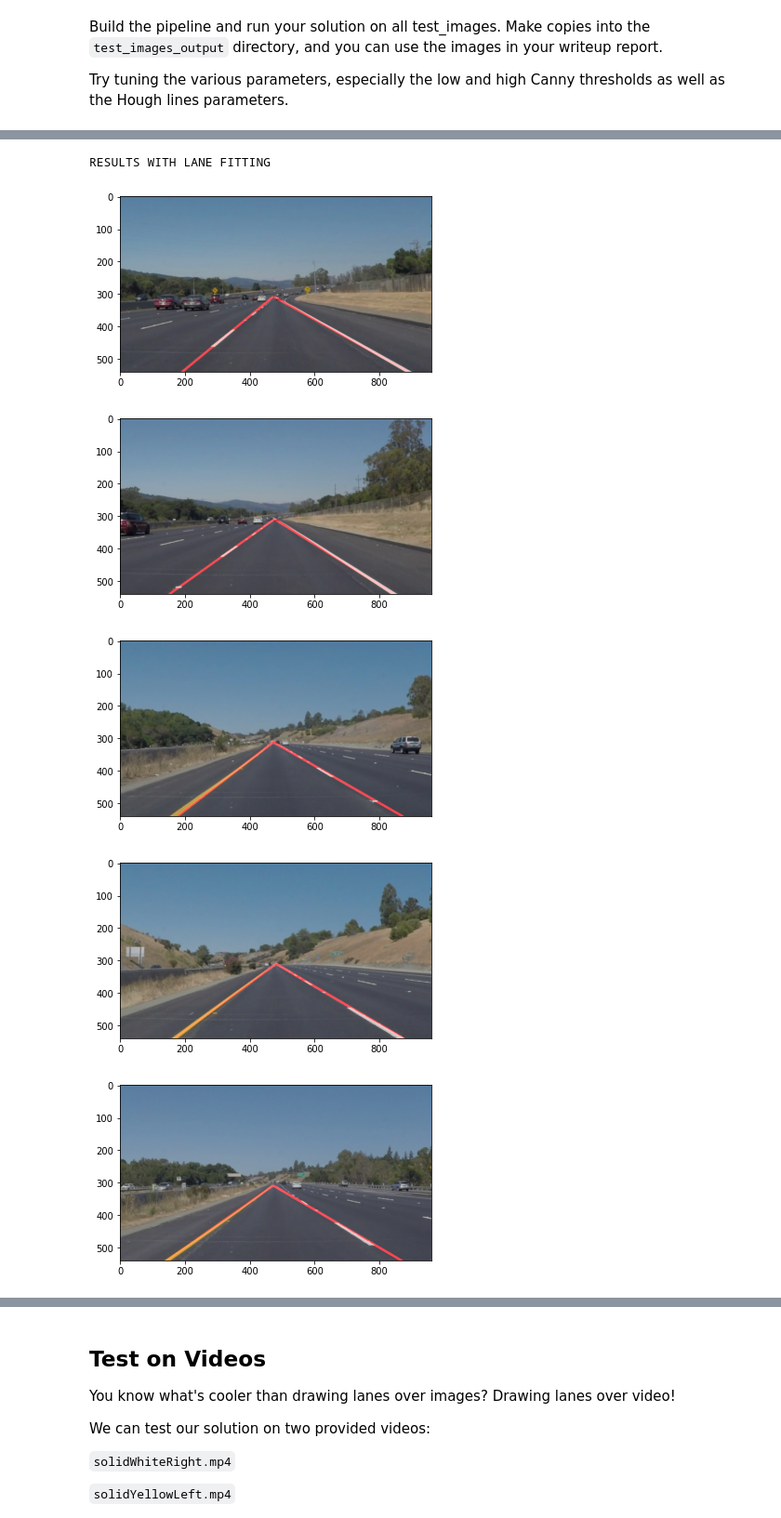
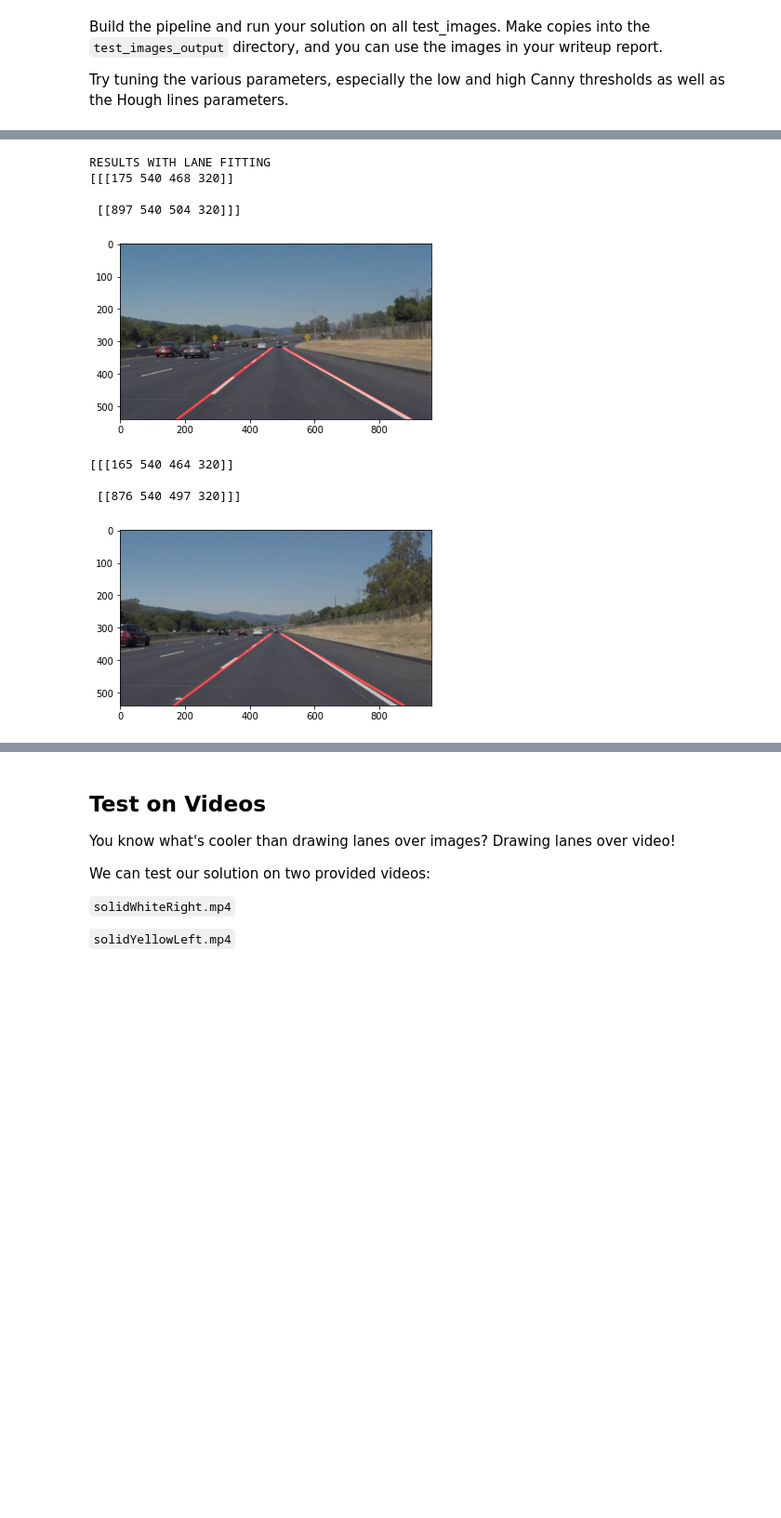
Before and after one commit to cristiandatum/Finding-Lane-Lines, a Jupyter notebook: P1.ipynb, the cells around one changed output, grey strips where cells are left out. Shown at 93% size. Saved outputs shown, nothing was run; the diff lists cells and outputs as text; code cells hidden in the pictures; blank space fills up the shorter version.

```diff
--- a/P1.ipynb
+++ b/P1.ipynb
@@ -241,13 +256,15 @@ Try tuning the various parameters, especially the low and high Canny thresholds
 # TODO: Build your pipeline that will draw lane lines on the test_images
 # then save them to the test_images_output directory.
 # %%
-def pipeline (img_dir, lane_fitting):
+def pipeline (img_dir, lane_fitting, frame, old_lines):
 
     initial_img = mpimg.imread(img_dir)
     img = mpimg.imread(img_dir)
 
-    low_threshold=100
-    high_threshold=200
+    low_threshold=80
+    high_threshold=240
+
+    img = grayscale(img)
 
     img = canny(img, low_threshold, high_threshold) #image with canny
 
@@ -264,30 +281,41 @@ def pipeline (img_dir, lane_fitting):
     # Make a blank the same size as our image to draw on
     rho = 1 # distance resolution in pixels of the Hough grid
     theta = np.pi/180 # angular resolution in radians of the Hough grid
-    threshold = 3     # minimum number of votes (intersections in Hough grid cell)
-    min_line_len = 15 #minimum number of pixels making up a line
+    threshold = 2     # minimum number of votes (intersections in Hough grid cell)
+    min_line_len = 12 #minimum number of pixels making up a line
     max_line_gap = 3    # maximum gap in pixels between connectable line segments
 
-    img, lines=hough_lines(img, rho, theta, threshold, min_line_len, max_line_gap, lane_fitting)
+    img, lines = hough_lines(img, rho, theta, threshold, min_line_len, max_line_gap, lane_fitting, frame, old_lines)
 
     img_overlay=weighted_img(img, initial_img, α=0.8, β=1., γ=0.)
-    return img_overlay
+
+    return img_overlay, lines
 # %%
 import time
 
 print("RESULTS WITHOUT LANE FITTING")
-for i in range(len(os.listdir("test_images/"))):
-    img_dir="test_images/"+os.listdir("test_images")[i]
-    img_pipeline=pipeline(img_dir, lane_fitting = False)
+frame=False
+lane_fitting=False
+old_lines=[]
+for image in range(len(os.listdir("test_images/"))):
+    img_dir = "test_images/"+os.listdir("test_images")[image]
+    img_pipeline, lines = pipeline(img_dir, lane_fitting, frame, old_lines)
     plt.imshow(img_pipeline, cmap='gray')
-    plt.pause(0.5)
+    plt.pause(0.2)
 
 print("RESULTS WITH LANE FITTING")
-for i in range(len(os.listdir("test_images/"))):
-    img_dir="test_images/"+os.listdir("test_images")[i]
-    img_pipeline=pipeline(img_dir, lane_fitting = True)
+frame=False
+lane_fitting=True
+old_lines=[]
+for image in range(len(os.listdir("test_images/"))):
+    img_dir="test_images/"+os.listdir("test_images")[image]
+    img_pipeline, lines = pipeline(img_dir, lane_fitting, frame, old_lines)
+
+    old_lines = lines
+    frame=True
     plt.imshow(img_pipeline, cmap='gray')
-    plt.pause(0.5)
+    print(lines)
+    plt.pause(0.2)
 # %% [output]
 RESULTS WITHOUT LANE FITTING
 [figure]
@@ -296,9 +324,12 @@ RESULTS WITHOUT LANE FITTING
 [figure]
 [figure]
 [figure]
 RESULTS WITH LANE FITTING
+[[[175 540 468 320]]
+
+ [[897 540 504 320]]]
-[figure, old version]
+[figure, new version]
+[[[165 540 464 320]]
+
+ [[876 540 497 320]]]
-[figure, old version]
+[figure, new version]
-[figure, removed]
-[figure, removed]
-[figure, removed]
```
Also changed, not shown: parts of 8 cells of this notebook.
